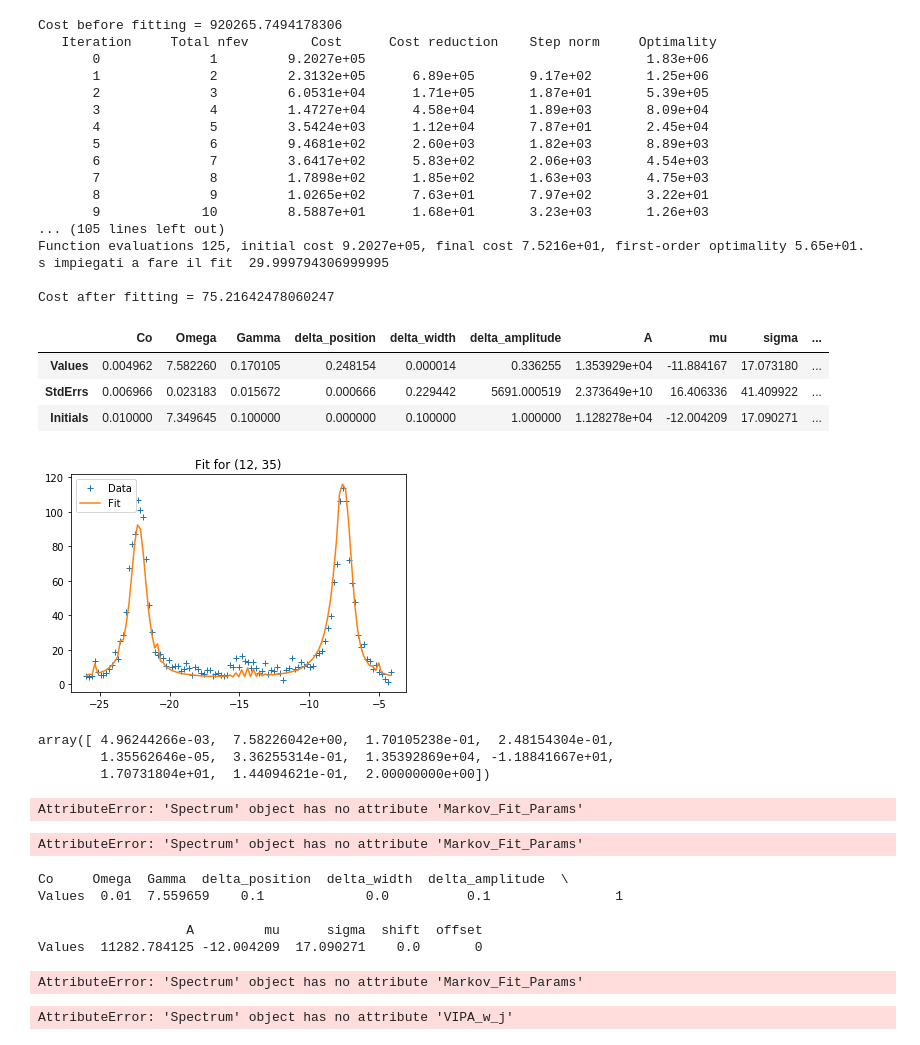
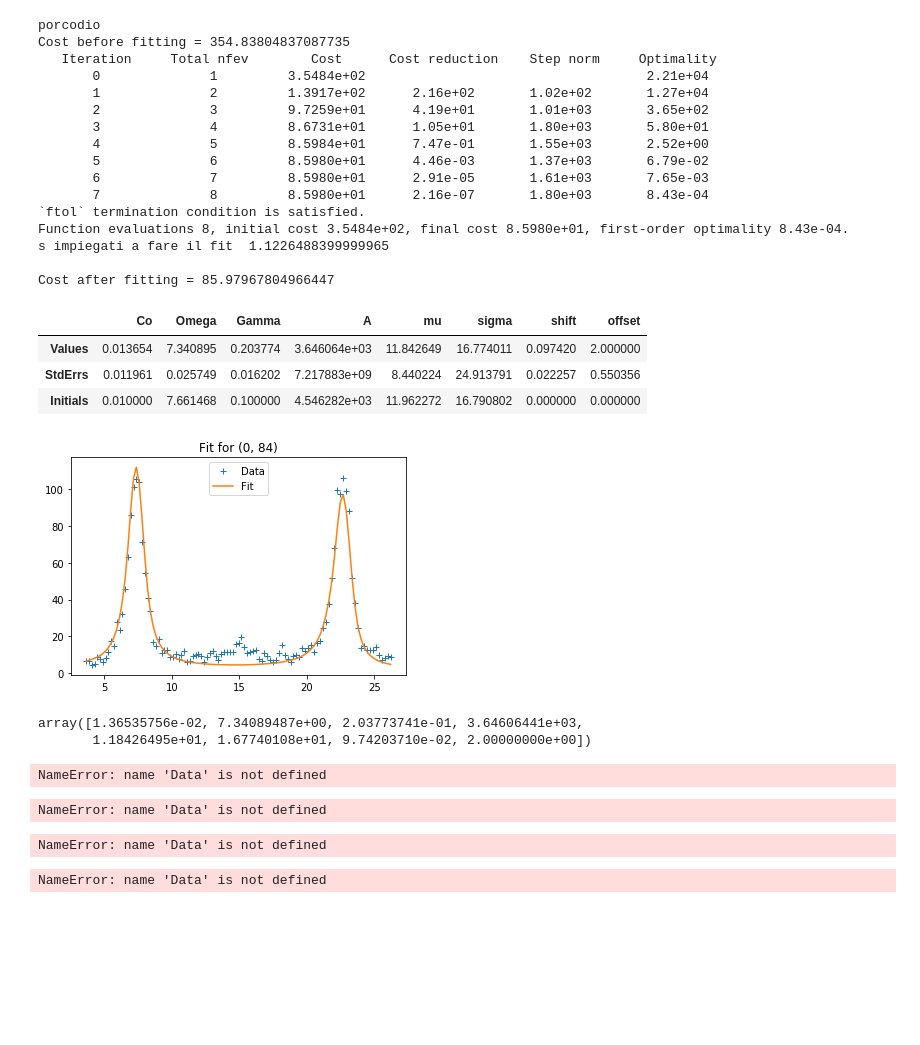
Before and after one commit to flautodipan/Python_Libraries, a Jupyter notebook: Experimentum_single.ipynb, the cells around one changed output. Cells and saved outputs as stored; diff of their text form; code cells hidden in the pictures; blank space fills up the shorter version.

```diff
--- a/Experimentum_single.ipynb
+++ b/Experimentum_single.ipynb
@@ -72,7 +71,7 @@ cols_gauss  = ( 'A', 'mu', 'sigma')
 # %%
 #0) importo dati e inizializzo oggetti
-i   =   12
-j   =   35
+i   =   0
+j   =   84
 y    =   Import_from_Matlab(spectra_filename, now_path, var_name = 'y3')[i][j]
 Data    =   Exp.Spectrum(name = str((i,j)))
 Data.Get_Spectrum(y = np.resize(y, np.max(y.shape)), offset = 183., cut = pre_cut, cut_range = (10, 175))
@@ -153,68 +152,62 @@ plt.legend()
 # %%
 #3) fit markoviano
 
-if (nature != 'brillouin_higher') & (nature != 'brillouin_highest'):
-
+if (exclude_delta) & (nature != 'almost_height'):
+    print('porcodio')
+    columns = cols_mark_nodelta
+    Data.Get_Fit_Bounds(rules_markov_bounds[0:3]+rules_markov_bounds[6:], columns)
+else:
     columns = cols_mark
     Data.Get_Fit_Bounds(rules_markov_bounds, columns)
-
-else:
-    columns = cols_mark_nodelta
-    Data.Get_Fit_Bounds(rules_markov_bounds[0:3]+rules_markov_bounds[6:], columns)
-
-columns = cols_mark
-Data.Get_Fit_Bounds(rules_markov_bounds, columns)
 
 Data.Get_VIPA_for_fit(mode = 'interpolate', interpolation_density = 500)
 
 p0s = [Data.p0[list(columns)].values[0]]#, p0_almost, p0_brillouin, p0_normal]
 Data.Get_Best_p0(p0s, columns)
 Data.Get_cost_markov(Data.p0[list(columns)].values[0], columns = columns)
 print('Cost before fitting = {}'.format(Data.cost_markov))
 
 _= Data.Non_Linear_Least_Squares_Markov(columns, bound = (Data.bounds['down'].values, Data.bounds['up'].values), verbose = 2, max_nfev = 200, fig = True, zoom = False)
 #_ = Data.Non_Linear_Least_Squares_Markov(bound = (Data.bounds['down'].values, Data.bounds['up'].values),  max_nfev = 500)
 Data.Get_cost_markov(Data.Markov_Fit_Params.values[0], columns = columns)
 print('Cost after fitting = {}\n'.format(Data.cost_markov))
 Data.Markov_Fit_Params
 # %% [output]
-Cost before fitting = 920265.7494178306
+porcodio
+Cost before fitting = 354.83804837087735
    Iteration     Total nfev        Cost      Cost reduction    Step norm     Optimality
-       0              1         9.2027e+05                                    1.83e+06
-       1              2         2.3132e+05      6.89e+05       9.17e+02       1.25e+06
-       2              3         6.0531e+04      1.71e+05       1.87e+01       5.39e+05
-       3              4         1.4727e+04      4.58e+04       1.89e+03       8.09e+04
-       4              5         3.5424e+03      1.12e+04       7.87e+01       2.45e+04
-       5              6         9.4681e+02      2.60e+03       1.82e+03       8.89e+03
-       6              7         3.6417e+02      5.83e+02       2.06e+03       4.54e+03
-       7              8         1.7898e+02      1.85e+02       1.63e+03       4.75e+03
-       8              9         1.0265e+02      7.63e+01       7.97e+02       3.22e+01
-       9             10         8.5887e+01      1.68e+01       3.23e+03       1.26e+03
-... (105 lines left out)
-Function evaluations 125, initial cost 9.2027e+05, final cost 7.5216e+01, first-order optimality 5.65e+01.
-s impiegati a fare il fit  29.999794306999995
+       0              1         3.5484e+02                                    2.21e+04
+       1              2         1.3917e+02      2.16e+02       1.02e+02       1.27e+04
+       2              3         9.7259e+01      4.19e+01       1.01e+03       3.65e+02
+       3              4         8.6731e+01      1.05e+01       1.80e+03       5.80e+01
+       4              5         8.5984e+01      7.47e-01       1.55e+03       2.52e+00
+       5              6         8.5980e+01      4.46e-03       1.37e+03       6.79e-02
+       6              7         8.5980e+01      2.91e-05       1.61e+03       7.65e-03
+       7              8         8.5980e+01      2.16e-07       1.80e+03       8.43e-04
+`ftol` termination condition is satisfied.
+Function evaluations 8, initial cost 3.5484e+02, final cost 8.5980e+01, first-order optimality 8.43e-04.
+s impiegati a fare il fit  1.1226488399999965
 
-Cost after fitting = 75.21642478060247
+Cost after fitting = 85.97967804966447
-|  | Co | Omega | Gamma | delta_position | delta_width | delta_amplitude | A | mu | sigma | ... |
-| Values | 0.004962 | 7.582260 | 0.170105 | 0.248154 | 0.000014 | 0.336255 | 1.353929e+04 | -11.884167 | 17.073180 | ... |
-| StdErrs | 0.006966 | 0.023183 | 0.015672 | 0.000666 | 0.229442 | 5691.000519 | 2.373649e+10 | 16.406336 | 41.409922 | ... |
-| Initials | 0.010000 | 7.349645 | 0.100000 | 0.000000 | 0.100000 | 1.000000 | 1.128278e+04 | -12.004209 | 17.090271 | ... |
+|  | Co | Omega | Gamma | A | mu | sigma | shift | offset |
+| Values | 0.013654 | 7.340895 | 0.203774 | 3.646064e+03 | 11.842649 | 16.774011 | 0.097420 | 2.000000 |
+| StdErrs | 0.011961 | 0.025749 | 0.016202 | 7.217883e+09 | 8.440224 | 24.913791 | 0.022257 | 0.550356 |
+| Initials | 0.010000 | 7.661468 | 0.100000 | 4.546282e+03 | 11.962272 | 16.790802 | 0.000000 | 0.000000 |
-[figure, old version]
+[figure, new version]
 # %%
 Data.Markov_Fit_Params.values[0]
 # %% [output]
-array([ 4.96244266e-03,  7.58226042e+00,  1.70105238e-01,  2.48154304e-01,
-        1.35562646e-05,  3.36255314e-01,  1.35392869e+04, -1.18841667e+01,
-        1.70731804e+01,  1.44094621e-01,  2.00000000e+00])
+array([1.36535756e-02, 7.34089487e+00, 2.03773741e-01, 3.64606441e+03,
+       1.18426495e+01, 1.67740108e+01, 9.74203710e-02, 2.00000000e+00])
 # %%
 Data.Markov_Fit_Params
 # %% [output]
-AttributeError: 'Spectrum' object has no attribute 'Markov_Fit_Params'
+NameError: name 'Data' is not defined
 # %%
 _ = Data.Gauss_Convolve_Markovian_Response(Data.Markov_Fit_Params.values[0], fantoccio = (-50, 50), fig = True, compare = True)
 plt.ylim(-10, 250)
 # %% [output]
-AttributeError: 'Spectrum' object has no attribute 'Markov_Fit_Params'
+NameError: name 'Data' is not defined
 # %%
 #4) fit totale
 rules_tot_bounds                    =   (0.2, 0.01, 0.01, 'positive', 'positive', 0.01, 0.01, 0.01, 'inf', 0.5)
@@ -227,12 +220,7 @@ p_gauss = Data.Markov_Fit_Params[list(cols_gauss)].values[0]
 Data.Non_Linear_Least_Squares(p_gauss, cols_real, bound = (Data.bounds['down'].values, Data.bounds['up'].values), verbose = 2, fig = True, max_nfev = 50)
 Data.Tot_Fit_Params
 # %% [output]
-Co     Omega  Gamma  delta_position  delta_width  delta_amplitude  \
-Values  0.01  7.559659    0.1             0.0          0.1                1
-
-                   A         mu      sigma  shift  offset
-Values  11282.784125 -12.004209  17.090271    0.0       0
+NameError: name 'Data' is not defined
-AttributeError: 'Spectrum' object has no attribute 'Markov_Fit_Params'
 # %%
 p0 = np.array([1.21281641e-02, 7.72206371e+00, 1.94690324e-01, 0,
        0,1.35547082e+00, 5.10605549e-01, 8.38919312e-01,
@@ -246,7 +234,7 @@ plt.legend()
 plt.xlim(-35, 10)
 plt.ylim(-10, 400)
 # %% [output]
-AttributeError: 'Spectrum' object has no attribute 'VIPA_w_j'
+NameError: name 'Data' is not defined
 # %%
 _ = S_2_Generate(*Data.Tot_Fit_Params.values[0][0:8], -15, 15, 200, fig = True )
 # %% [output]
```
Also changed, not shown: parts of 11 cells of this notebook, 4 other files.
